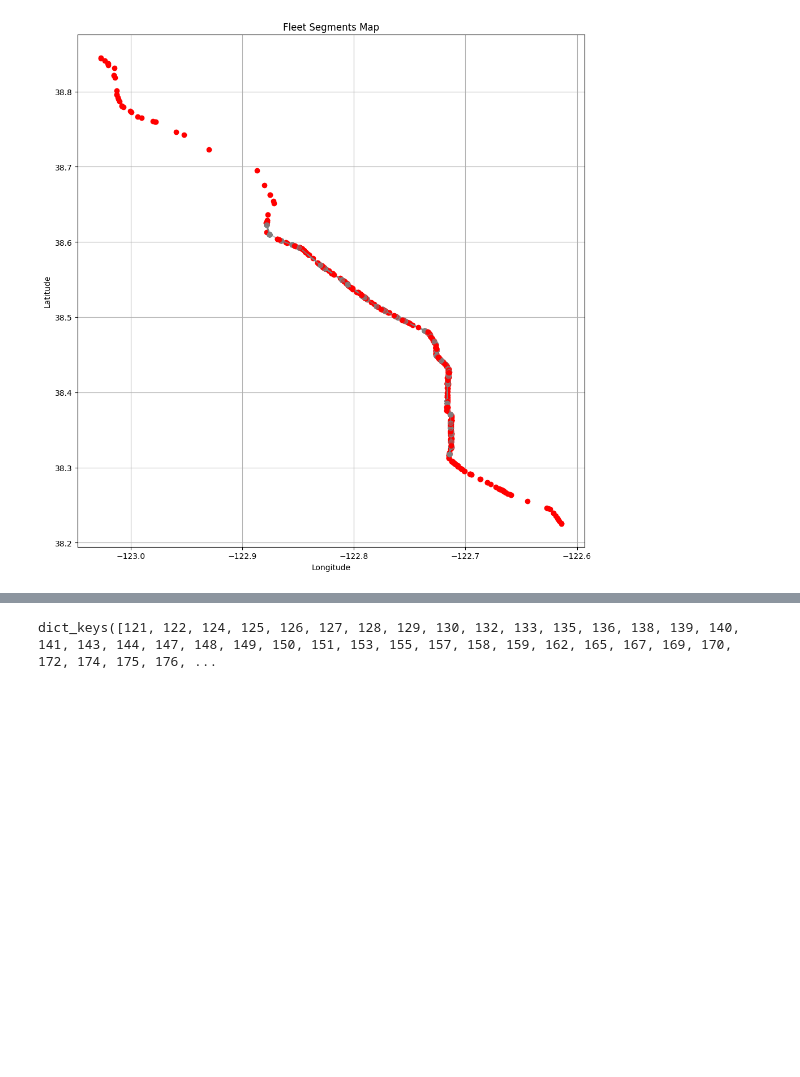
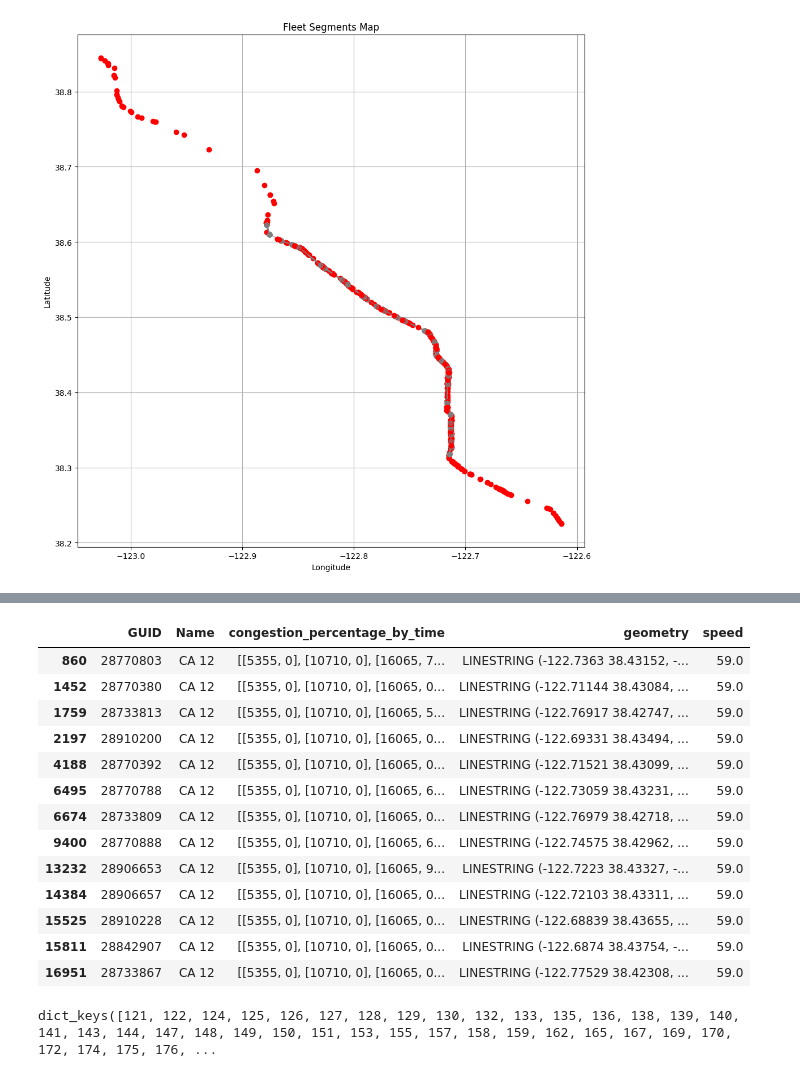
Before and after one commit to pfoytik/Highway-Routing-Data-Processing, a Jupyter notebook: ladris_travel_time_comparison.ipynb, the cells around one changed output, grey strips where cells are left out. Drawn from its saved outputs; the diff is of its cells as text; code cells hidden in the pictures; blank space fills up the shorter version.

Commit message:
completed ladris validation rmse 27%

```diff
--- a/ladris_travel_time_comparison.ipynb
+++ b/ladris_travel_time_comparison.ipynb
@@ -1153,3 +1750,21 @@ ladris_hw101_segments
+# %%
+#ladris_hw101_segments
+ladris_hw12_segments
+# %% [output]
+|  | GUID | Name | congestion_percentage_by_time | geometry | speed |
+| 860 | 28770803 | CA 12 | [[5355, 0], [10710, 0], [16065, 7... | LINESTRING (-122.7363 38.43152, -... | 59.0 |
+| 1452 | 28770380 | CA 12 | [[5355, 0], [10710, 0], [16065, 0... | LINESTRING (-122.71144 38.43084, ... | 59.0 |
+| 1759 | 28733813 | CA 12 | [[5355, 0], [10710, 0], [16065, 5... | LINESTRING (-122.76917 38.42747, ... | 59.0 |
+| 2197 | 28910200 | CA 12 | [[5355, 0], [10710, 0], [16065, 0... | LINESTRING (-122.69331 38.43494, ... | 59.0 |
+| 4188 | 28770392 | CA 12 | [[5355, 0], [10710, 0], [16065, 0... | LINESTRING (-122.71521 38.43099, ... | 59.0 |
+| 6495 | 28770788 | CA 12 | [[5355, 0], [10710, 0], [16065, 6... | LINESTRING (-122.73059 38.43231, ... | 59.0 |
+| 6674 | 28733809 | CA 12 | [[5355, 0], [10710, 0], [16065, 0... | LINESTRING (-122.76979 38.42718, ... | 59.0 |
+| 9400 | 28770888 | CA 12 | [[5355, 0], [10710, 0], [16065, 6... | LINESTRING (-122.74575 38.42962, ... | 59.0 |
+| 13232 | 28906653 | CA 12 | [[5355, 0], [10710, 0], [16065, 9... | LINESTRING (-122.7223 38.43327, -... | 59.0 |
+| 14384 | 28906657 | CA 12 | [[5355, 0], [10710, 0], [16065, 0... | LINESTRING (-122.72103 38.43311, ... | 59.0 |
+| 15525 | 28910228 | CA 12 | [[5355, 0], [10710, 0], [16065, 0... | LINESTRING (-122.68839 38.43655, ... | 59.0 |
+| 15811 | 28842907 | CA 12 | [[5355, 0], [10710, 0], [16065, 0... | LINESTRING (-122.6874 38.43754, -... | 59.0 |
+| 16951 | 28733867 | CA 12 | [[5355, 0], [10710, 0], [16065, 0... | LINESTRING (-122.77529 38.42308, ... | 59.0 |
 # %%
 Exit_filtered_dict.keys()
 # %% [output]
```
Also changed, not shown: parts of 25 cells of this notebook.
